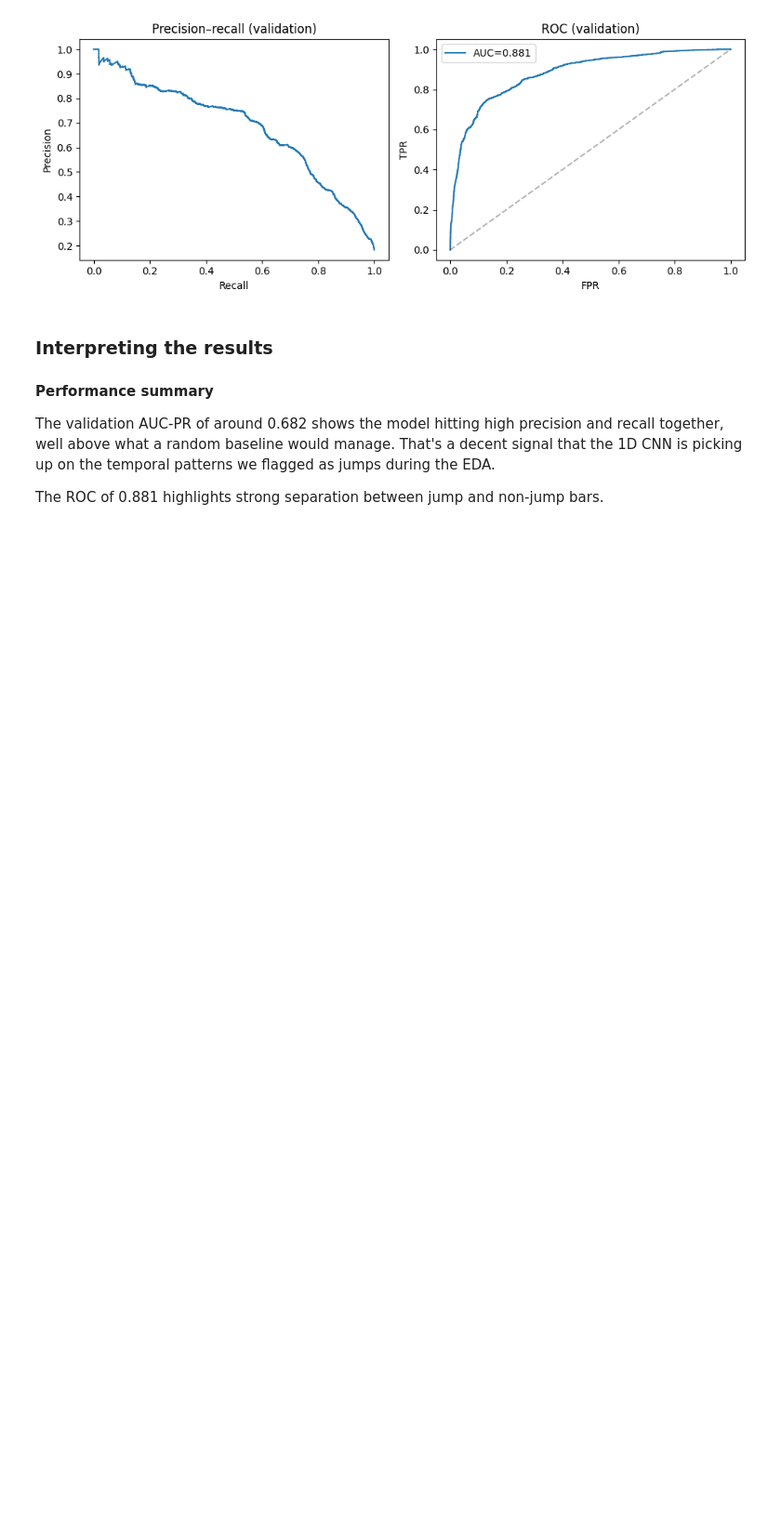
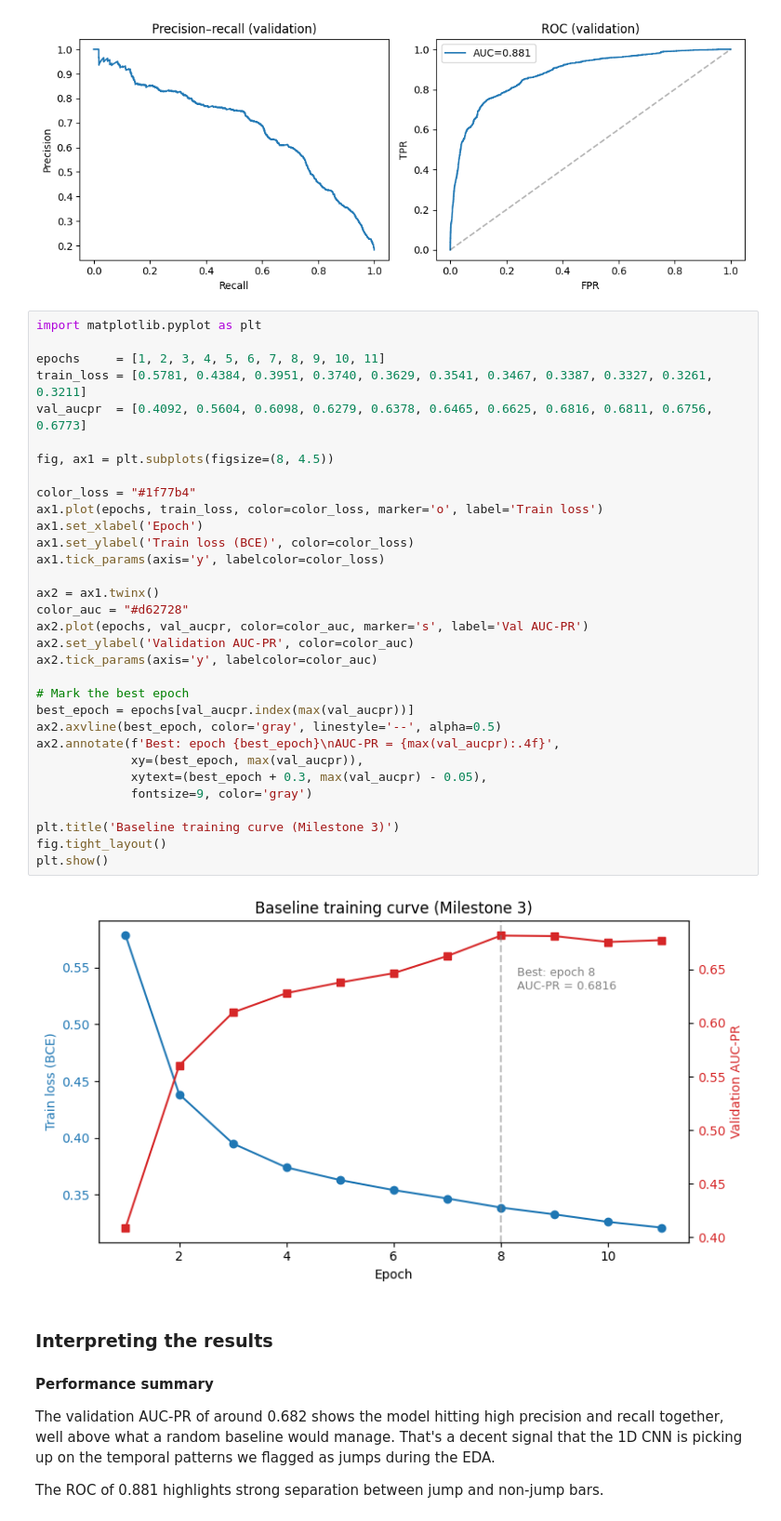
Before and after one commit to abprada/Kalshi-Project, a Jupyter notebook: notebooks/data.ipynb, the cells around one changed output. Shown at 93% size. Drawn from its saved outputs; the diff is of its cells as text; blank space fills up the shorter version.

```diff
--- a/notebooks/data.ipynb
+++ b/notebooks/data.ipynb
@@ -1510,6 +1569,40 @@ else:
     plt.show()
 # %% [output]
 [figure]
+# %%
+import matplotlib.pyplot as plt
+
+epochs     = [1, 2, 3, 4, 5, 6, 7, 8, 9, 10, 11]
+train_loss = [0.5781, 0.4384, 0.3951, 0.3740, 0.3629, 0.3541, 0.3467, 0.3387, 0.3327, 0.3261, 0.3211]
+val_aucpr  = [0.4092, 0.5604, 0.6098, 0.6279, 0.6378, 0.6465, 0.6625, 0.6816, 0.6811, 0.6756, 0.6773]
+
+fig, ax1 = plt.subplots(figsize=(8, 4.5))
+
+color_loss = "#1f77b4"
+ax1.plot(epochs, train_loss, color=color_loss, marker='o', label='Train loss')
+ax1.set_xlabel('Epoch')
+ax1.set_ylabel('Train loss (BCE)', color=color_loss)
+ax1.tick_params(axis='y', labelcolor=color_loss)
+
+ax2 = ax1.twinx()
+color_auc = "#d62728"
+ax2.plot(epochs, val_aucpr, color=color_auc, marker='s', label='Val AUC-PR')
+ax2.set_ylabel('Validation AUC-PR', color=color_auc)
+ax2.tick_params(axis='y', labelcolor=color_auc)
+
+# Mark the best epoch
+best_epoch = epochs[val_aucpr.index(max(val_aucpr))]
+ax2.axvline(best_epoch, color='gray', linestyle='--', alpha=0.5)
+ax2.annotate(f'Best: epoch {best_epoch}\nAUC-PR = {max(val_aucpr):.4f}',
+             xy=(best_epoch, max(val_aucpr)),
+             xytext=(best_epoch + 0.3, max(val_aucpr) - 0.05),
+             fontsize=9, color='gray')
+
+plt.title('Baseline training curve (Milestone 3)')
+fig.tight_layout()
+plt.show()
+# %% [output]
+[figure, added]
 # %% [markdown]
 ### Interpreting the results
 
```
Also changed, not shown: parts of 10 cells of this notebook.
